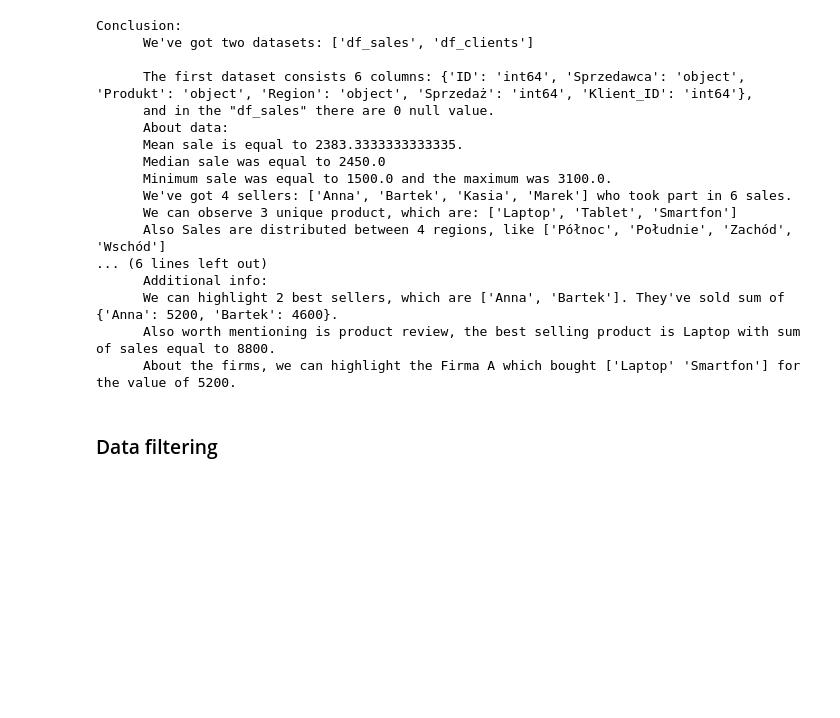
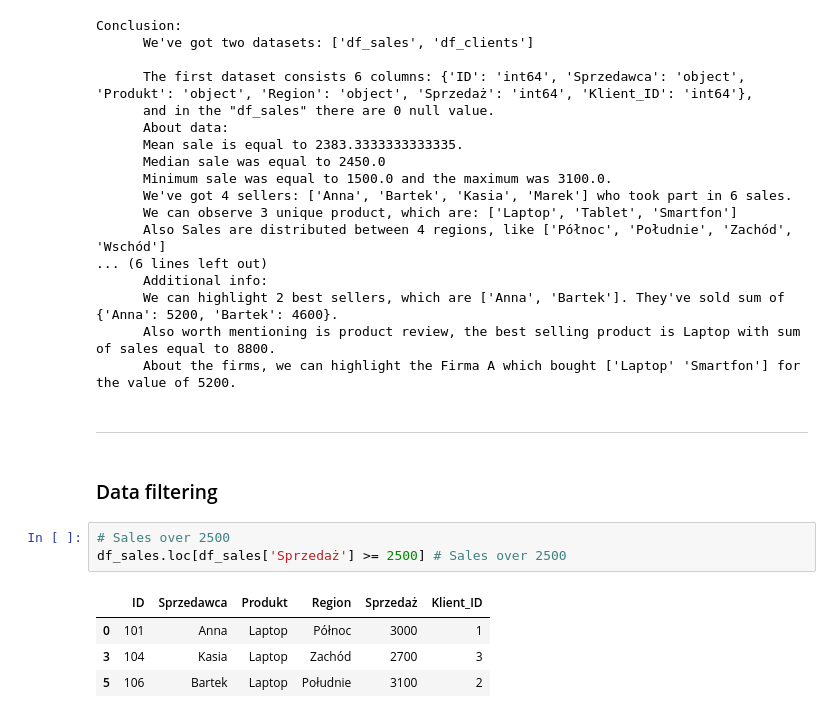
Before and after one commit to KonradGonrad/Pandas, a Jupyter notebook: mini_project.ipynb, the cells around one changed output. Drawn from its saved outputs; the diff is of its cells as text; blank space fills up the shorter version.

```diff
--- a/mini_project.ipynb
+++ b/mini_project.ipynb
@@ -214,5 +214,15 @@ Conclusion:
       We can highlight 2 best sellers, which are ['Anna', 'Bartek']. They've sold sum of {'Anna': 5200, 'Bartek': 4600}.
       Also worth mentioning is product review, the best selling product is Laptop with sum of sales equal to 8800.
       About the firms, we can highlight the Firma A which bought ['Laptop' 'Smartfon'] for the value of 5200.
+# %% [markdown]
+---
 # %% [markdown]
 ### Data filtering
+# %%
+# Sales over 2500
+df_sales.loc[df_sales['Sprzedaż'] >= 2500] # Sales over 2500
+# %% [output]
+|  | ID | Sprzedawca | Produkt | Region | Sprzedaż | Klient_ID |
+| 0 | 101 | Anna | Laptop | Północ | 3000 | 1 |
+| 3 | 104 | Kasia | Laptop | Zachód | 2700 | 3 |
+| 5 | 106 | Bartek | Laptop | Południe | 3100 | 2 |
```
Also changed, not shown: parts of 11 cells of this notebook.
